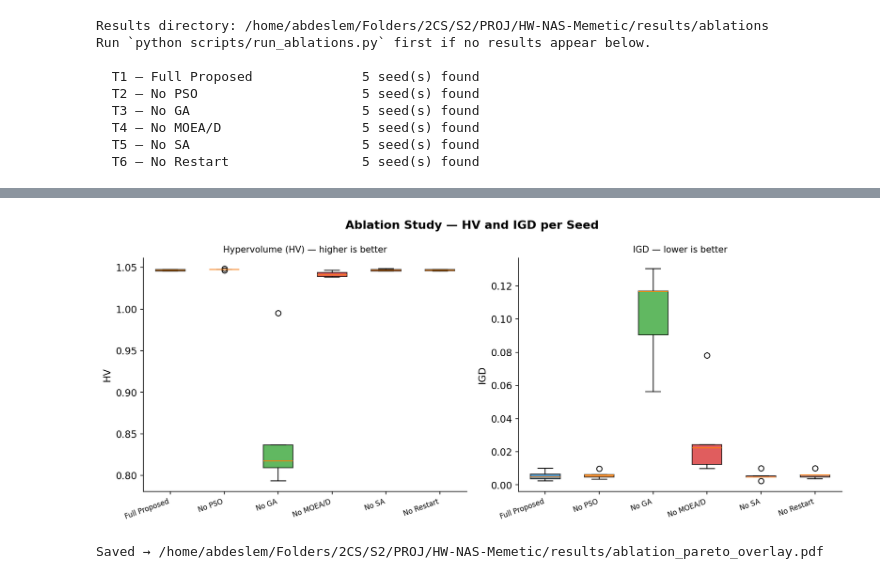
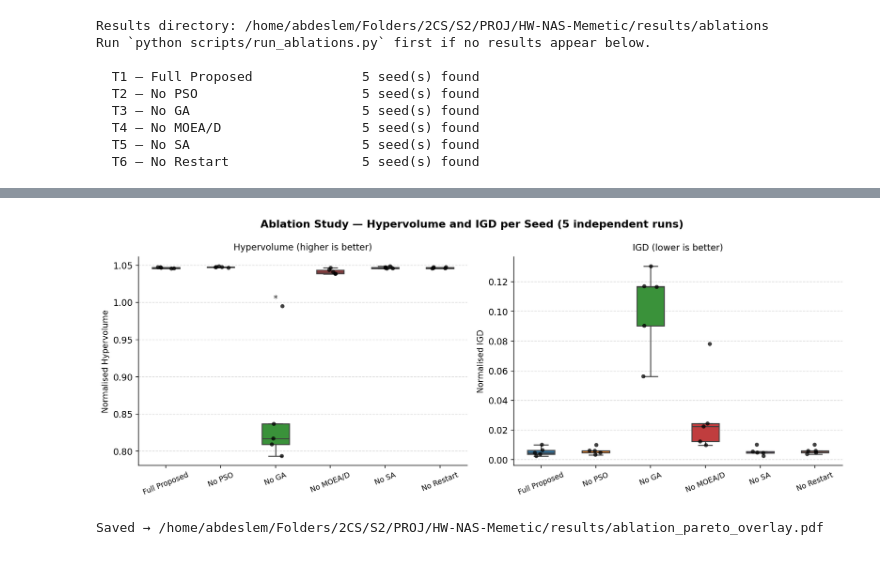
Before and after one commit to AbdeslemHMN/HW-NAS-Memetic, a Jupyter notebook: notebooks/04_ablation_analysis.ipynb, the cells around one changed output, grey strips where cells are left out. Saved outputs shown, nothing was run; the diff lists cells and outputs as text; code cells hidden in the pictures.

```diff
--- a/notebooks/04_ablation_analysis.ipynb
+++ b/notebooks/04_ablation_analysis.ipynb
@@ -222,44 +228,62 @@ T6 — No Restart         5  1.0465 ± 0.0008  0.0061 ± 0.0021        4
 # %%
-# ── HV boxplots ────────────────────────────────────────────────────────────
-fig, axes = plt.subplots(1, 2, figsize=(12, 5))
-fig.suptitle("Ablation Study — HV and IGD per Seed", fontweight="bold")
+# ── Step 5: Seaborn HV & IGD boxplots with individual seed points ─────────
+import seaborn as sns
 
-hv_data, igd_data, labels_plot, colors_plot = [], [], [], []
-for (name, label), color in zip(EXPERIMENT_ORDER, COLORS):
-    arcs = available[name]
-    if not arcs:
-        continue
-    hvs_run, igds_run = [], []
-    for run in arcs:
-        pts   = archive_to_points(run)
-        front = get_pareto_front(pts)
-        nf    = normalise(front)
-        hvs_run.append(calc_hv(nf, ref_point=REF))
-        igds_run.append(calc_igd(nf, normalise(p_star)))
-    hv_data.append(hvs_run)
-    igd_data.append(igds_run)
-    labels_plot.append(label.split(" — ")[1])   # short label
-    colors_plot.append(color)
+# Preserve the EXPERIMENT_ORDER on the x-axis
+exp_order = [label.split(" — ")[1]
+             for name, label in EXPERIMENT_ORDER if available.get(name)]
+palette   = {label.split(" — ")[1]: color
+             for (_, label), color in zip(EXPERIMENT_ORDER, COLORS)
+             if available.get(_)}
 
-bp_hv  = axes[0].boxplot(hv_data,  patch_artist=True, widths=0.55)
-bp_igd = axes[1].boxplot(igd_data, patch_artist=True, widths=0.55)
+fig, axes = plt.subplots(1, 2, figsize=(13, 5))
+fig.suptitle("Ablation Study — Hypervolume and IGD per Seed (5 independent runs)",
+             fontweight="bold", fontsize=13)
 
-for patch, color in zip(bp_hv["boxes"],  colors_plot):
-    patch.set_facecolor(color); patch.set_alpha(0.75)
-for patch, color in zip(bp_igd["boxes"], colors_plot):
-    patch.set_facecolor(color); patch.set_alpha(0.75)
+for ax, metric, title, ylabel, ascending in [
+    (axes[0], "hv",  "Hypervolume (higher is better)", "Normalised Hypervolume", False),
+    (axes[1], "igd", "IGD (lower is better)",          "Normalised IGD",         True),
+]:
+    # Boxplot body (hue=x suppresses the palette deprecation warning in seaborn ≥0.13)
+    sns.boxplot(
+        data=df_raw, x="label", y=metric, hue="label", order=exp_order,
+        palette=palette, width=0.5, linewidth=1.2,
+        flierprops=dict(marker=""), legend=False,
+        ax=ax,
+    )
+    # Overlay individual seed dots (jittered)
+    sns.stripplot(
+        data=df_raw, x="label", y=metric, hue="label", order=exp_order,
+        palette=["black"] * len(exp_order), size=5, jitter=0.15, alpha=0.75,
+        legend=False, ax=ax,
+    )
+    ax.set_title(title, fontsize=11, pad=8)
+    ax.set_xlabel("")
+    ax.set_ylabel(ylabel, fontsize=10)
+    ax.tick_params(axis="x", rotation=22, labelsize=9)
+    ax.yaxis.grid(True, linestyle="--", alpha=0.45)
+    ax.set_axisbelow(True)
 
-for ax, title, ylabel in [
-    (axes[0], "Hypervolume (HV) — higher is better", "HV"),
-    (axes[1], "IGD — lower is better",               "IGD"),
-]:
-    ax.set_xticks(range(1, len(labels_plot) + 1))
-    ax.set_xticklabels(labels_plot, rotation=20, ha="right", fontsize=8)
-    ax.set_title(title, fontsize=10)
-    ax.set_ylabel(ylabel)
+    # Annotate significance stars above each ablation column
+    if metric == "hv":
+        for tick_pos, (name, label) in enumerate(EXPERIMENT_ORDER):
+            short = label.split(" — ")[1]
+            if name == "full_proposed" or name not in [n for n, _ in EXPERIMENT_ORDER]:
+                continue
+            row = df_stats[df_stats["ablation"] == short]
+            if row.empty:
+                continue
+            sig = row.iloc[0]["p_bonf"]
+            marker = ("***" if sig < 0.001
+                      else "**"  if sig < 0.01
+                      else "*"   if sig < 0.05 else "")
+            if marker:
+                y_top = df_raw.loc[df_raw["label"] == short, "hv"].max()
+                ax.text(tick_pos, y_top + 0.005, marker,
+                        ha="center", va="bottom", fontsize=10, color="black")
 
 fig.tight_layout()
-out = PROJECT_ROOT / "results" / "ablation_boxplots.pdf"
+out = PROJECT_ROOT / "results" / "ablations_hv_boxplot.pdf"
 fig.savefig(out, bbox_inches="tight")
 print(f"Saved → {out}")
 plt.show()
@@ -268,4 +292,4 @@ Saved → /home/abdeslem/Folders/2CS/S2/PROJ/HW-NAS-Memetic/results/ablation_box
-[figure, old version]
+[figure, new version]
 # %%
 # ── Pareto front overlay ───────────────────────────────────────────────────
 fig2, ax = plt.subplots(figsize=(8, 5))
```
Also changed, not shown: parts of 4 cells of this notebook, 2 other files.
